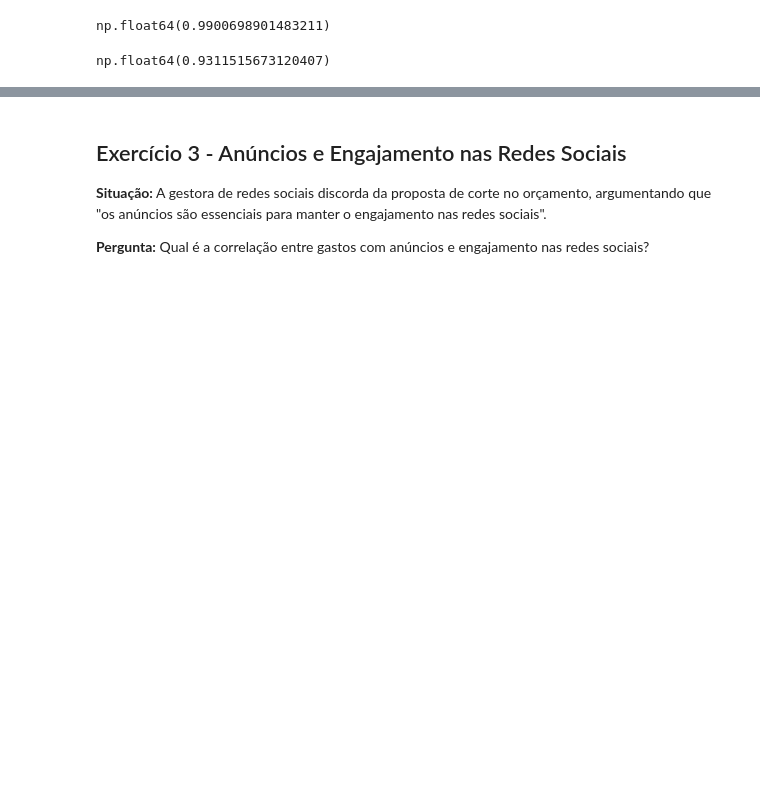
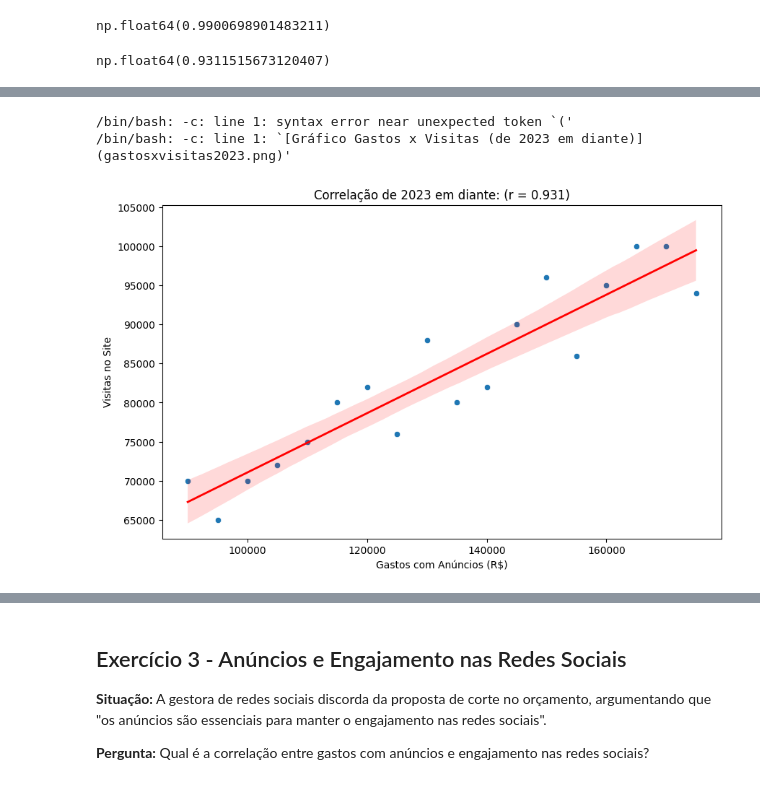
Before and after one commit to Rayssa-Nunes/analise-marketing, a Jupyter notebook: analise_de_correlacao_e_associacao_marketing.ipynb, the cells around one changed output, grey strips where cells are left out. Cells and saved outputs as stored; diff of their text form; code cells hidden in the pictures; blank space fills up the shorter version.

```diff
--- a/analise_de_correlacao_e_associacao_marketing.ipynb
+++ b/analise_de_correlacao_e_associacao_marketing.ipynb
@@ -128,3 +116,17 @@ fig.show()
+# %%
+plt.figure(figsize=(10, 6))
+sns.scatterplot(data=dados_2023_adiante, x='Gastos com Anúncios (R$)', y='Visitas no Site')
+sns.regplot(data=dados_2023_adiante, x='Gastos com Anúncios (R$)', y='Visitas no Site',
+            scatter=False, color='red', line_kws={'linewidth': 2})
+
+plt.title(f'Correlação de 2023 em diante: (r = {corr_2023_adiante:.3f})')
+# plt.show()
+plt.savefig("gastosxvisitas2023.png")
+![Gráfico Gastos x Visitas (de 2023 em diante)](gastosxvisitas2023.png)
+# %% [output]
+/bin/bash: -c: line 1: syntax error near unexpected token `('
+/bin/bash: -c: line 1: `[Gráfico Gastos x Visitas (de 2023 em diante)](gastosxvisitas2023.png)'
+[figure, added]
 # %%
 # Coluna para identificar o período
 df['Período'] = df['Data'].apply(lambda x: 'Até 2022' if x <= pd.Timestamp('2022-12-31') else '2023 em diante')
```
Also changed, not shown: parts of 5 cells of this notebook.
